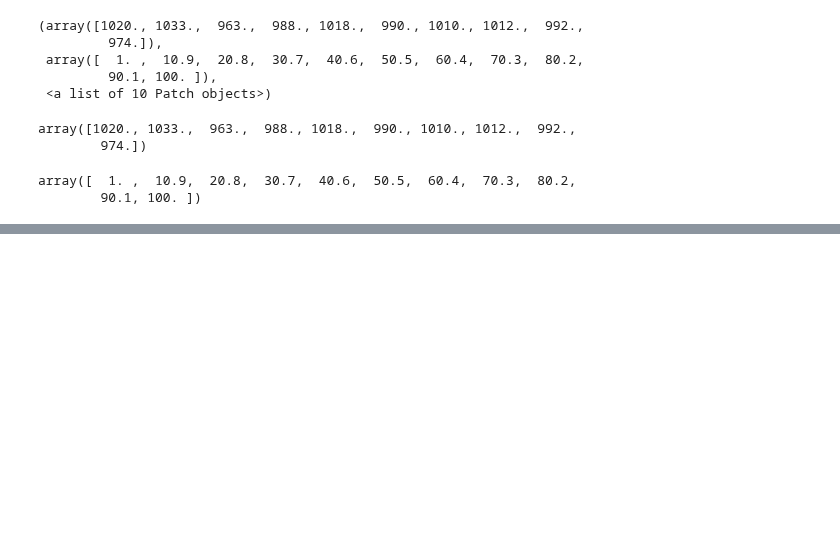
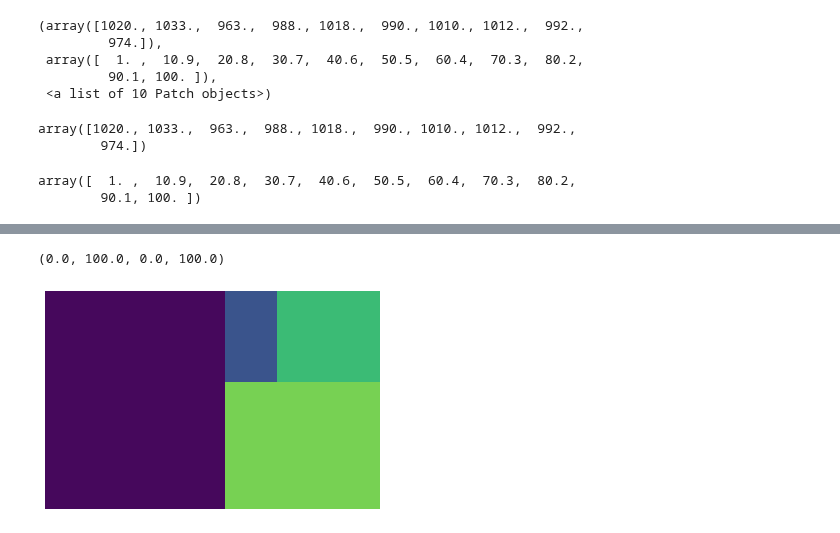
Before and after one commit to sitthatkaja/data_viz_2022, a Jupyter notebook: DataViz04_Data_Comparison.ipynb, the cells around one changed output, grey strips where cells are left out. Saved outputs shown, nothing was run; the diff lists cells and outputs as text; code cells hidden in the pictures; blank space fills up the shorter version.

```diff
--- a/DataViz04_Data_Comparison.ipynb
+++ b/DataViz04_Data_Comparison.ipynb
@@ -367,0 +380,8 @@ array([  1. ,  10.9,  20.8,  30.7,  40.6,  50.5,  60.4,  70.3,  80.2,
+# %%
+data = [500, 250, 60, 120]
+# %%
+squarify.plot(data)
+plt.axis('off')
+# %% [output]
+(0.0, 100.0, 0.0, 100.0)
+[figure, added]
```
Also changed, not shown: parts of 20 cells of this notebook.
